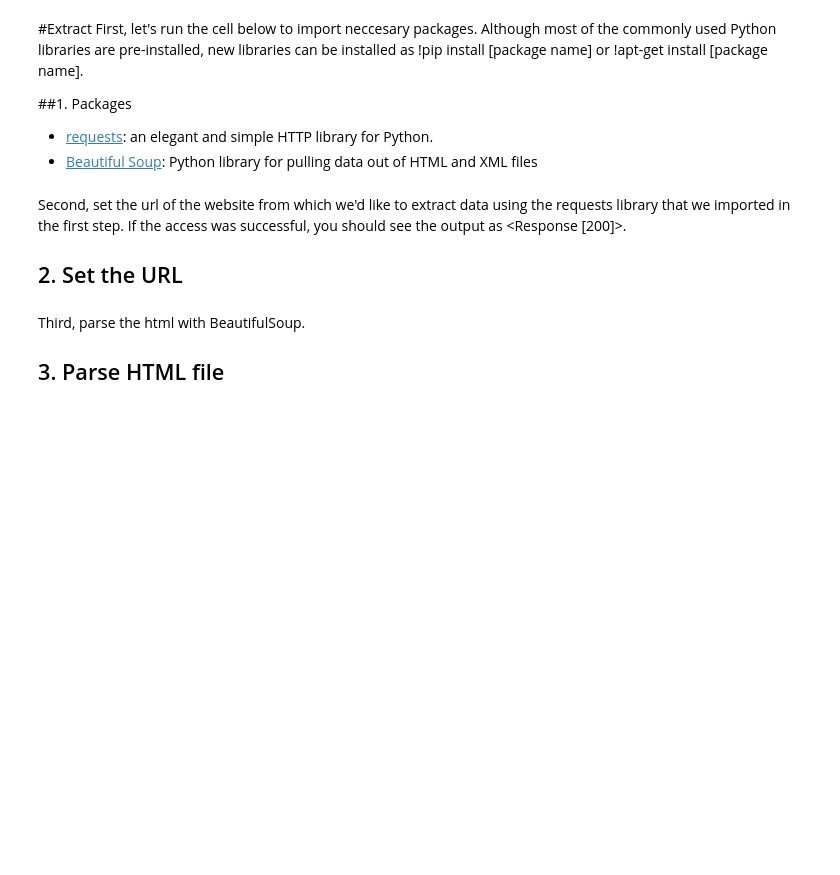
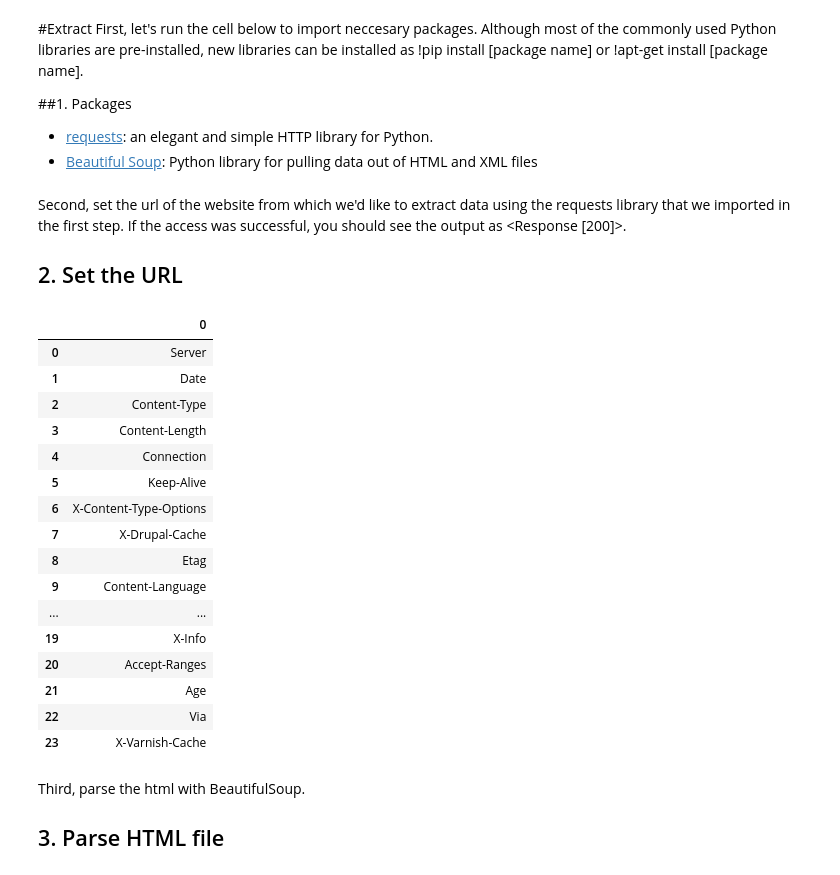
Before and after one commit to jsmarier/python_practice, a Jupyter notebook: Exercise_1.ipynb, the cells around one changed output. Saved outputs shown, nothing was run; the diff lists cells and outputs as text; code cells hidden in the pictures; blank space fills up the shorter version.

```diff
--- a/Exercise_1.ipynb
+++ b/Exercise_1.ipynb
@@ -25,12 +25,31 @@ Second, set the url of the website from which we'd like to extract data using th
 # %%
 # Set the URL you want to scrape from
 url='https://www.uottawa.ca/en/faculties'
 
 # Test if the connection is ok
 ### START CODE HERE ### (≈ 2 lines of code)
-
+faculties_response = requests.get(url)
+pd.DataFrame(faculties_response.headers)
 
 ### END CODE HERE ###
+# %% [output]
+|  | 0 |
+| 0 | Server |
+| 1 | Date |
+| 2 | Content-Type |
+| 3 | Content-Length |
+| 4 | Connection |
+| 5 | Keep-Alive |
+| 6 | X-Content-Type-Options |
+| 7 | X-Drupal-Cache |
+| 8 | Etag |
+| 9 | Content-Language |
+| ... | ... |
+| 19 | X-Info |
+| 20 | Accept-Ranges |
+| 21 | Age |
+| 22 | Via |
+| 23 | X-Varnish-Cache |
 # %% [markdown]
 Third, parse the html with BeautifulSoup.
 
```
Also changed, not shown: parts of 7 cells of this notebook.
